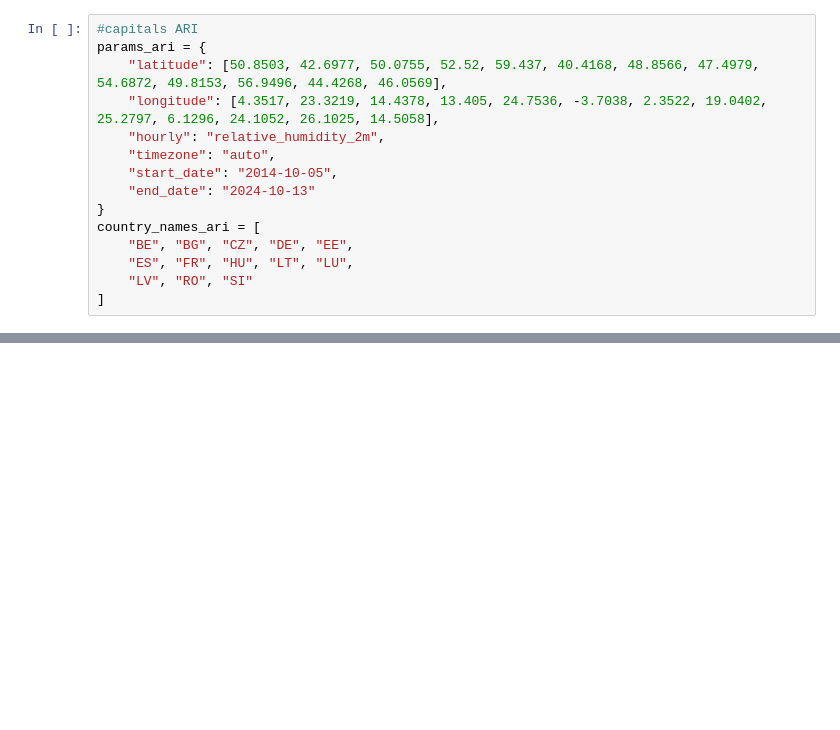
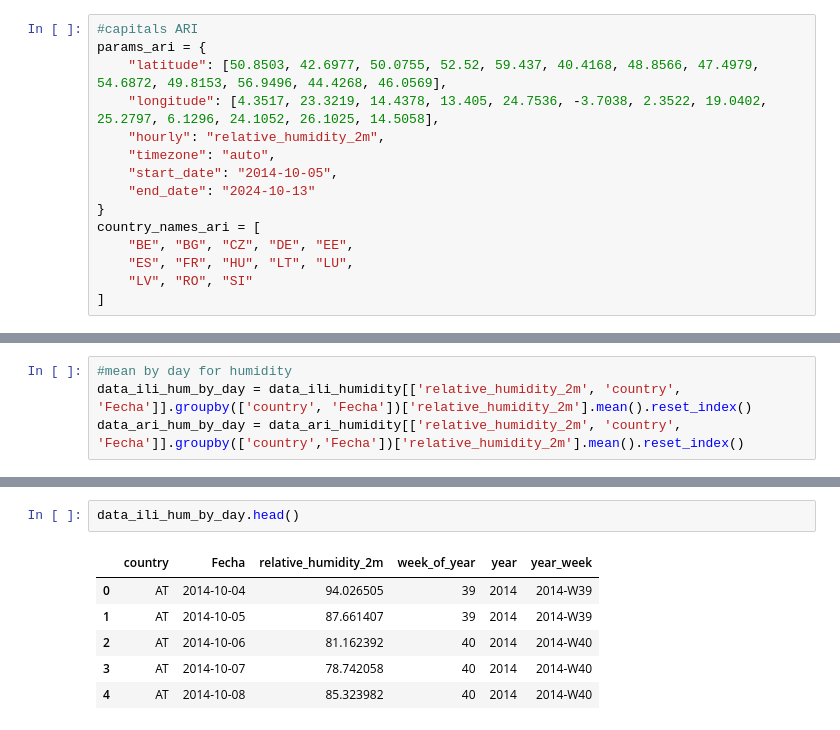
Before and after one commit to flopidopi23/TFM, a Jupyter notebook: preproccess.ipynb, the cells around one changed output, grey strips where cells are left out. Cells and saved outputs as stored; diff of their text form; blank space fills up the shorter version.

```diff
--- a/preproccess.ipynb
+++ b/preproccess.ipynb
@@ -345,0 +309,4 @@ AttributeError: 'NoneType' object has no attribute 'Variables'
+# %%
+#mean by day for humidity
+data_ili_hum_by_day = data_ili_humidity[['relative_humidity_2m', 'country', 'Fecha']].groupby(['country', 'Fecha'])['relative_humidity_2m'].mean().reset_index()
+data_ari_hum_by_day = data_ari_humidity[['relative_humidity_2m', 'country', 'Fecha']].groupby(['country','Fecha'])['relative_humidity_2m'].mean().reset_index()
@@ -345,0 +358,9 @@ AttributeError: 'NoneType' object has no attribute 'Variables'
+# %%
+data_ili_hum_by_day.head()
+# %% [output]
+|  | country | Fecha | relative_humidity_2m | week_of_year | year | year_week |
+| 0 | AT | 2014-10-04 | 94.026505 | 39 | 2014 | 2014-W39 |
+| 1 | AT | 2014-10-05 | 87.661407 | 39 | 2014 | 2014-W39 |
+| 2 | AT | 2014-10-06 | 81.162392 | 40 | 2014 | 2014-W40 |
+| 3 | AT | 2014-10-07 | 78.742058 | 40 | 2014 | 2014-W40 |
+| 4 | AT | 2014-10-08 | 85.323982 | 40 | 2014 | 2014-W40 |
```
Also changed, not shown: parts of 50 cells of this notebook, 7 other files.
